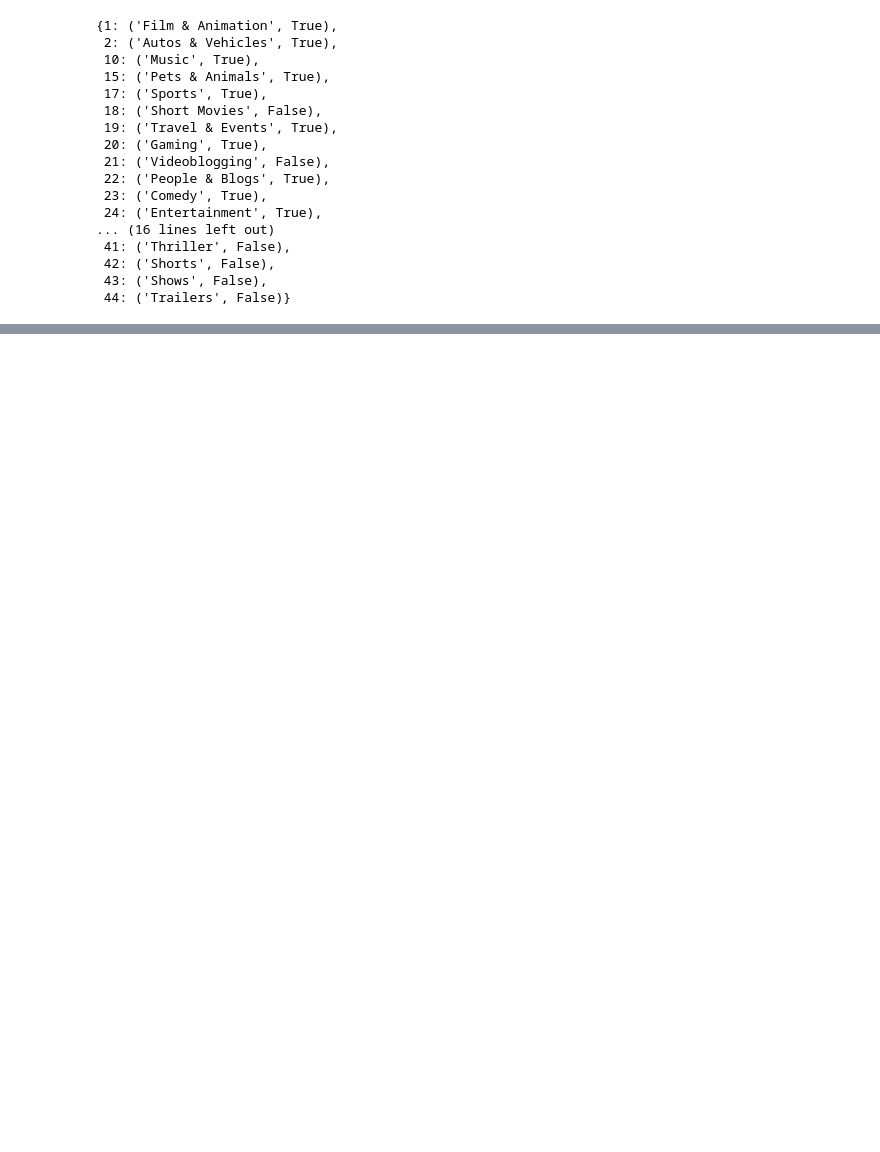
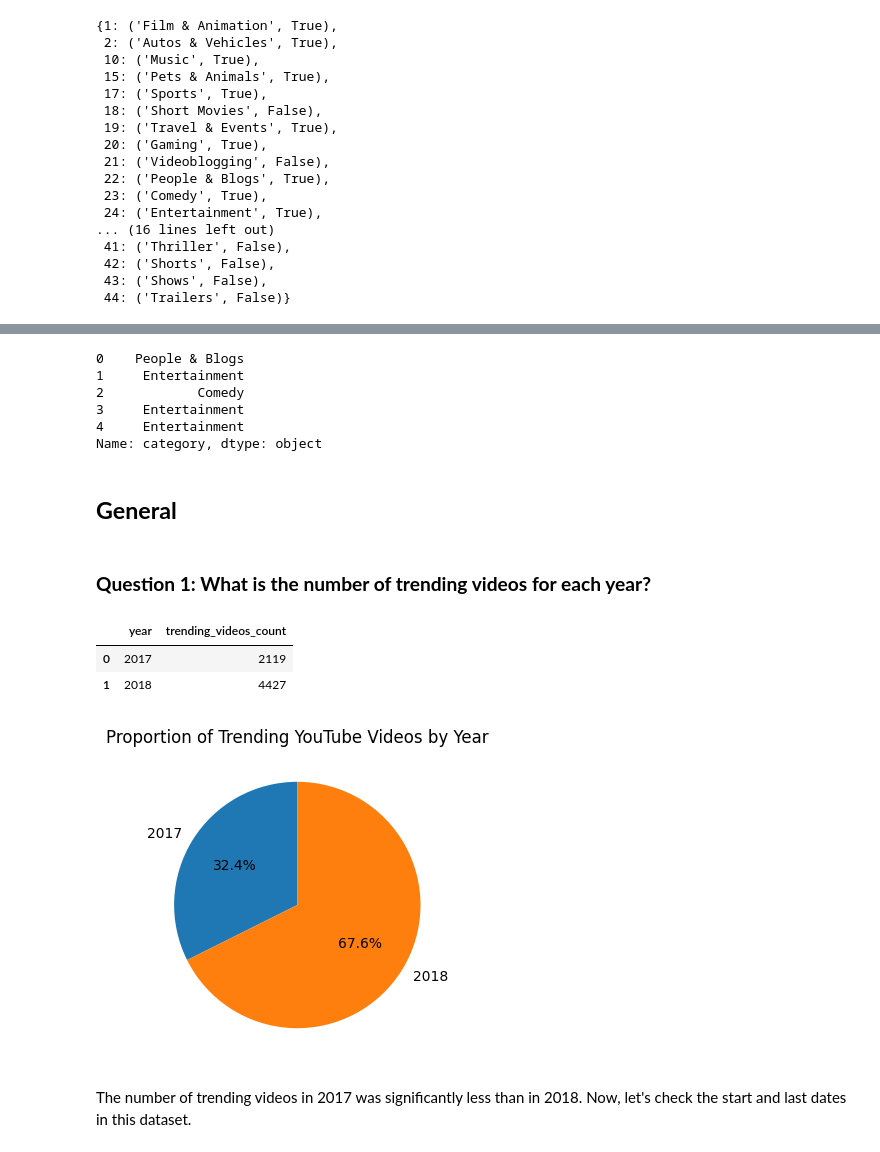
Before and after one commit to 0Nguyen0Cong0Tuan0/DS_Programming, a Jupyter notebook: src.ipynb, the cells around one changed output, grey strips where cells are left out. Cells and saved outputs as stored; diff of their text form; code cells hidden in the pictures; blank space fills up the shorter version.

```diff
--- a/src.ipynb
+++ b/src.ipynb
@@ -338,0 +127,33 @@ videos_by_category
+# %%
+us_videos['category'] = us_videos['category_id'].map(categories).str[0]
+us_videos['category'].head()
+# %% [output]
+0    People & Blogs
+1     Entertainment
+2            Comedy
+3     Entertainment
+4     Entertainment
+Name: category, dtype: object
+# %% [markdown]
+## **General**
+# %% [markdown]
+### **Question 1: What is the number of trending videos for each year?**
+# %%
+us_videos.groupby(by=us_videos['trending_date'].dt.year)['video_id'].nunique().reset_index().rename(
+    columns={'trending_date': 'year', 'video_id': 'trending_videos_count'}
+)
+# %% [output]
+|  | year | trending_videos_count |
+| 0 | 2017 | 2119 |
+| 1 | 2018 | 4427 |
+# %%
+us_videos.groupby(by=us_videos['trending_date'].dt.year)['video_id'].nunique().plot.pie(
+    y='video_id', startangle=90, autopct='%1.1f%%', figsize=(5, 4)
+)
+plt.title(label='Proportion of Trending YouTube Videos by Year')
+plt.ylabel(ylabel='')
+plt.show()
+# %% [output]
+[figure, added]
+# %% [markdown]
+The number of trending videos in 2017 was significantly less than in 2018. Now, let's check the start and last dates in this dataset.
```
Also changed, not shown: parts of 99 cells of this notebook, 1 other file.
